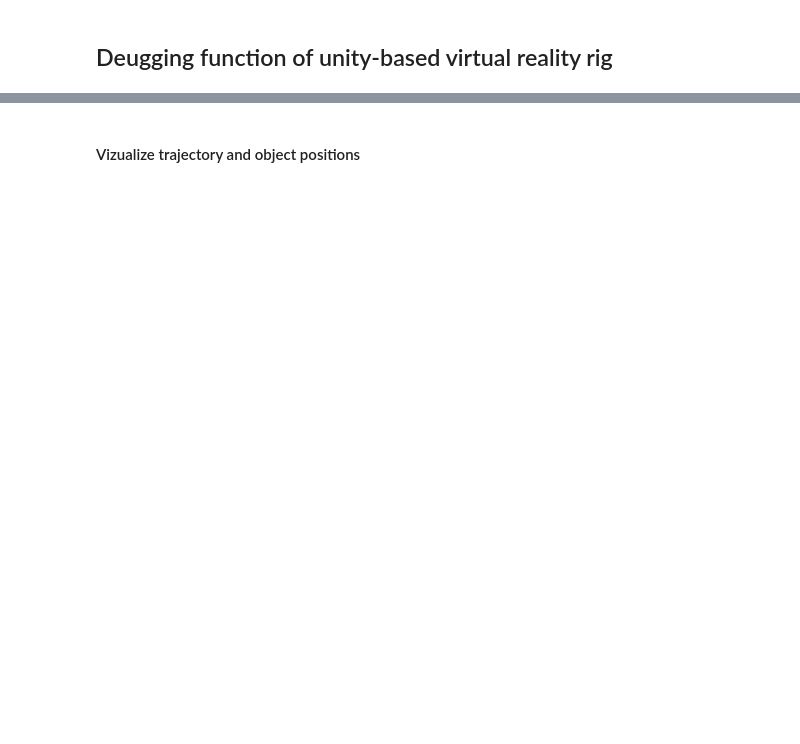
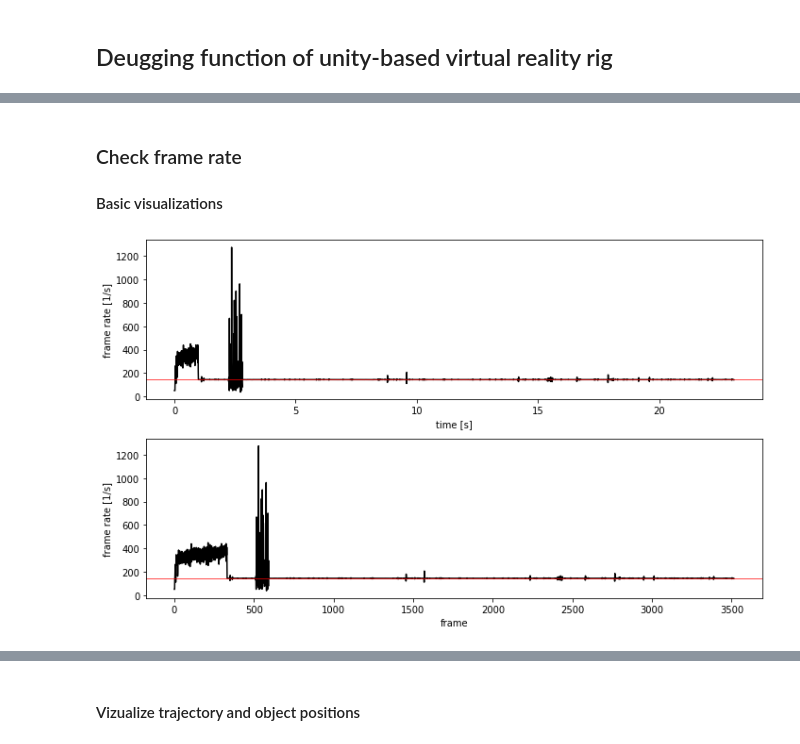
Before and after one commit to hjmh/unityvr, a Jupyter notebook: unityvr/scripts/debuggingUnityvrRig.ipynb, the cells around one changed output, grey strips where cells are left out. Saved outputs shown, nothing was run; the diff lists cells and outputs as text; code cells hidden in the pictures; blank space fills up the shorter version.

```diff
--- a/unityvr/scripts/debuggingUnityvrRig.ipynb
+++ b/unityvr/scripts/debuggingUnityvrRig.ipynb
@@ -47,21 +2,0 @@ fig.savefig(sep.join([dirName,'plots','framerate_'+fileName.split('.')[0]+'.pdf'
-# %%
-fig, ax = plt.subplots(2,1, figsize=(10,6))
-for i, ts in enumerate([0,5000]):
-    ax[i].plot(range(500),tsDf.pdsig[ts:ts+500],'-',color='grey',linewidth=0.5)
-
-    even = tsDf[ts:ts+500][tsDf['frame'][ts:ts+500]%2==1]
-    ax[i].plot(np.arange(500)[tsDf['frame'][ts:ts+500].values%2==1], even.pdsig, 'b.', label='even frame')
-
-    odd = tsDf[ts:ts+500][tsDf['frame'][ts:ts+500]%2==0]
-    ax[i].plot(np.arange(500)[tsDf['frame'][ts:ts+500].values%2==0], odd.pdsig, 'c.', label=
-              'odd frame')
-
-    ax[i].set_xlabel('time [s]')
-    ax[i].set_ylabel('photo diode signal')
-    ax[i].set_xlabel('sample');
-ax[0].legend()
-fig.tight_layout()
-
-if not exists(sep.join([dirName,'plots'])):
-    makedirs(sep.join([dirName,'plots']))
-fig.savefig(sep.join([dirName,'plots','photodiodeSig_evenframe_'+fileName.split('.')[0]+'.pdf']))
@@ -177,0 +38,17 @@ ftdat = pd.read_csv(sep.join([dirName, ftlog]), header=None)
+# %% [markdown]
+### Check frame rate
+#### Basic visualizations
+# %%
+framesDf = uvrTest.nidDf[['frame','time','dt']].drop_duplicates().reset_index(level=0)[['frame','time','dt']]
+# %%
+fig, ax = plt.subplots(2,1, figsize=(10,6))
+ax[0].plot(framesDf.time, 1/framesDf.dt, 'k')
+ax[1].plot(framesDf.frame, 1/framesDf.dt, 'k')
+for i in range(2):ax[i].axhline(setFramerate,0,1,color='r', linewidth=0.7)
+utils.addlabs(ax, ['time [s]','frame'], ['frame rate [1/s]','frame rate [1/s]'])
+fig.tight_layout()
+
+utils.makemydir(sep.join([dirName,'plots']))
+fig.savefig(sep.join([dirName,'plots','framerate_'+fileName.split('.')[0]+'.pdf']))
+# %% [output]
+[figure, added]
```
Also changed, not shown: parts of 42 cells of this notebook.
